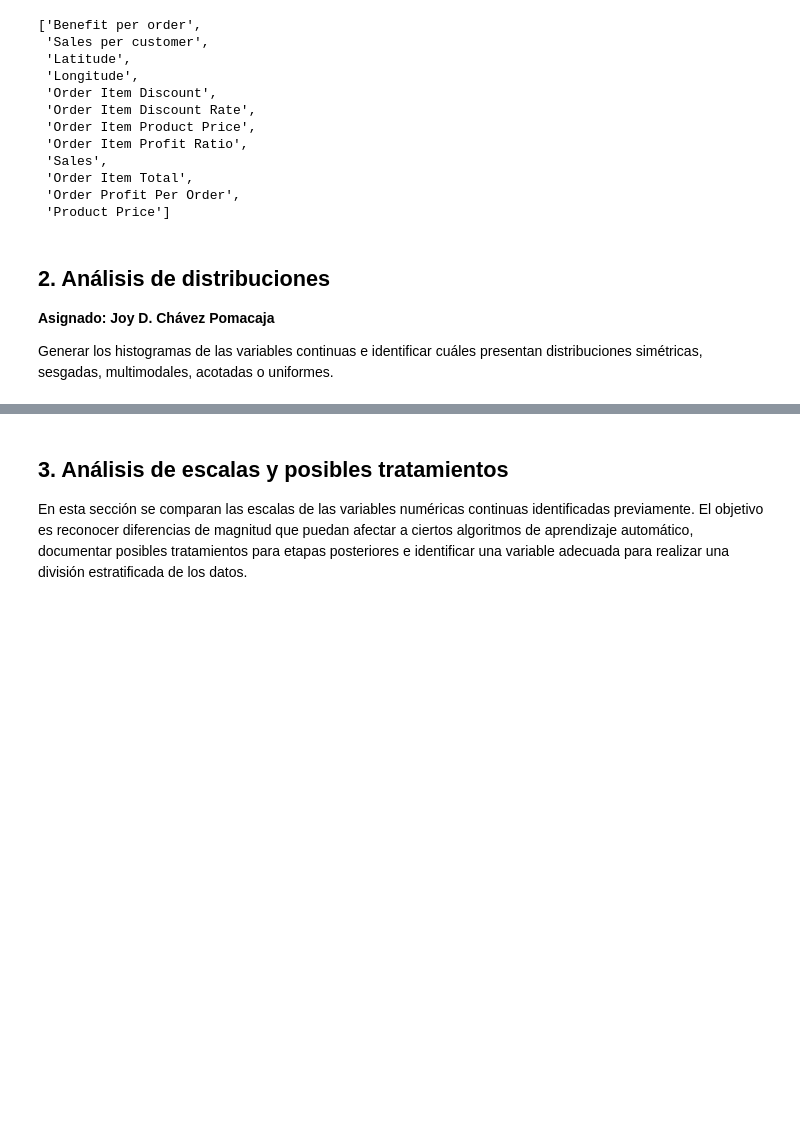
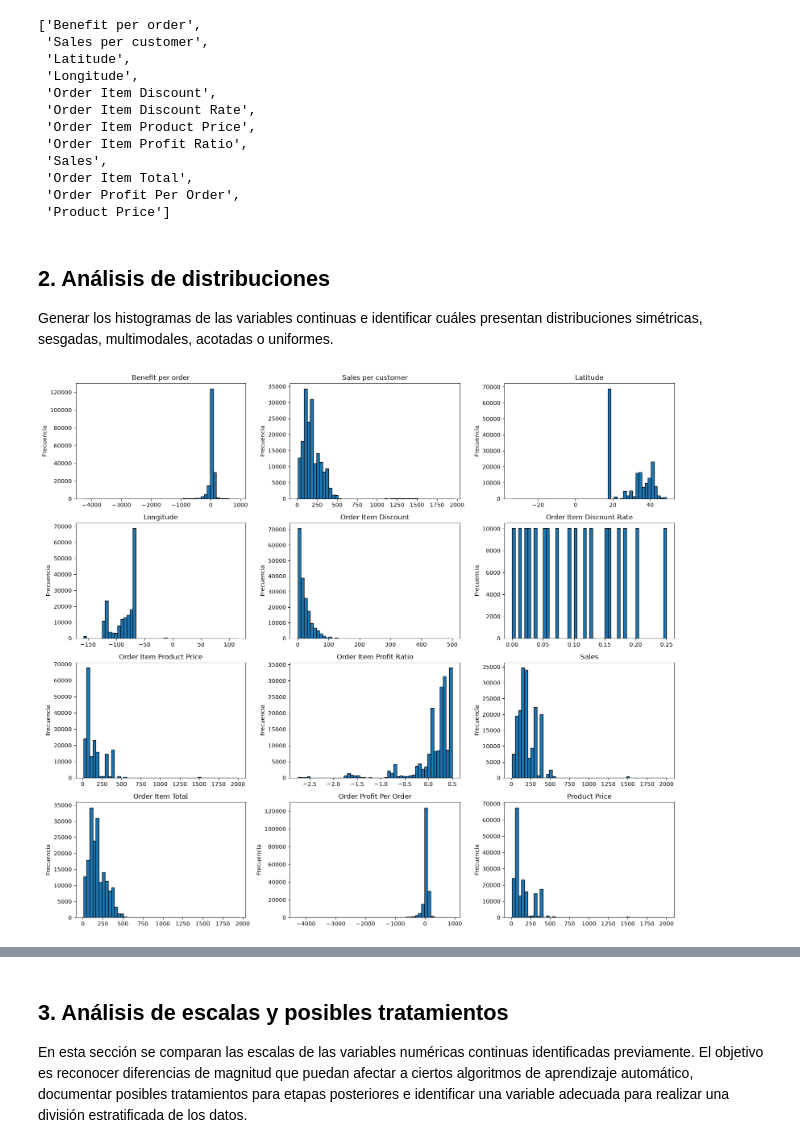
Before and after one commit to JB1302/Big-Data-G2, a Jupyter notebook: ProyectoDataCo.ipynb, the cells around one changed output, grey strips where cells are left out. Drawn from its saved outputs; the diff is of its cells as text; code cells hidden in the pictures; blank space fills up the shorter version.

```diff
--- a/ProyectoDataCo.ipynb
+++ b/ProyectoDataCo.ipynb
@@ -287,6 +287,19 @@ Variables continuas identificadas: 12
 # %% [markdown]
 ## 2. Análisis de distribuciones
 
-**Asignado: Joy D. Chávez Pomacaja**
-
 Generar los histogramas de las variables continuas e identificar cuáles presentan distribuciones simétricas, sesgadas, multimodales, acotadas o uniformes.
+# %%
+### 2.1 Histogramas de las variables continuas
+import matplotlib.pyplot as plt
+plt.figure(figsize=(16, 14))
+
+for i, col in enumerate(variables_continuas, start=1):
+    plt.subplot(4, 3, i)
+    plt.hist(df[col], bins=50, edgecolor="black")
+    plt.title(col)
+    plt.ylabel("Frecuencia")
+
+plt.tight_layout()
+plt.show()
+# %% [output]
+[figure, added]
```
Also changed, not shown: parts of 2 cells of this notebook.
